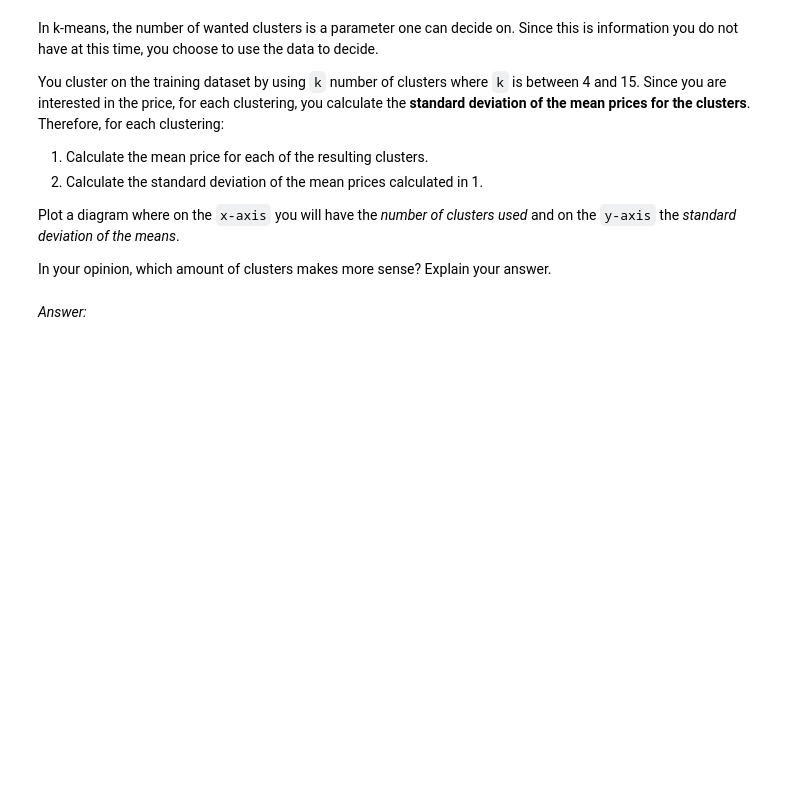
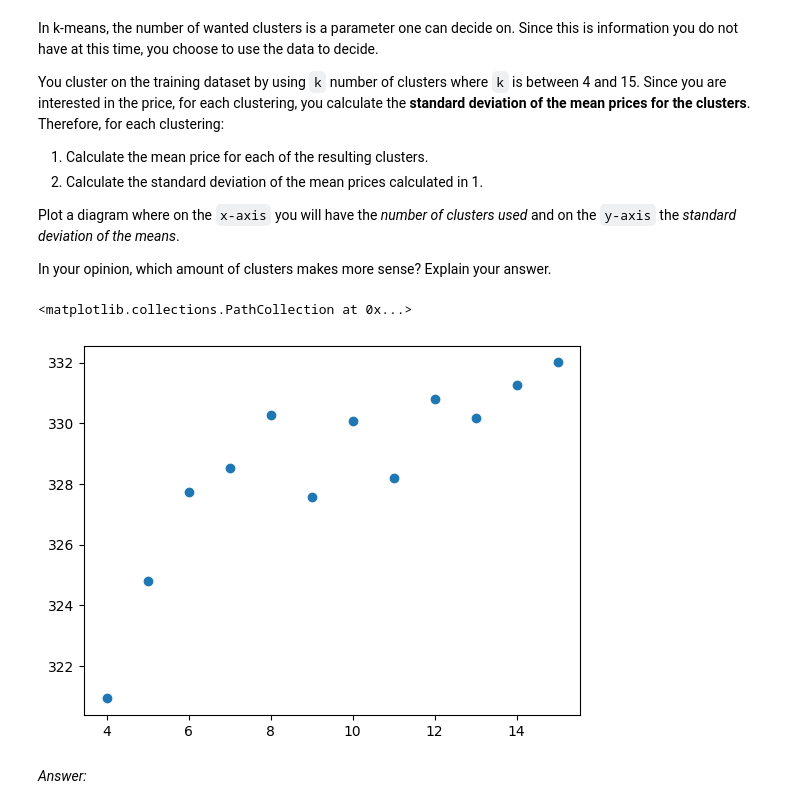
Before and after one commit to drtghosh/intro-to-data-science-assignment, a Jupyter notebook: assignment_1.ipynb, the cells around one changed output. Drawn from its saved outputs; the diff is of its cells as text; code cells hidden in the pictures; blank space fills up the shorter version.

Commit message:
clustering updated

```diff
--- a/assignment_1.ipynb
+++ b/assignment_1.ipynb
@@ -493,11 +494,11 @@ K-means tries to calculate the distance between different data points. Since som
 # %%
 # Your answer goes here
 ohe_kmeans = OneHotEncoder()
-encoded_train_cat = ohe_kmeans.fit_transform(dtX_train[:, 1:]).toarray()
-encoded_dtX_train = np.append(dtX_train[:, 0].astype(int).reshape(-1, 1), encoded_train_cat, axis=1)
+encoded_train_cat = ohe_kmeans.fit_transform(airbnbX_train[:, 1:]).toarray()
+encoded_clustX_train = np.append(airbnbX_train[:, 0].reshape(-1, 1), encoded_train_cat, axis=1)
 
-encoded_test_cat = ohe_kmeans.transform(dtX_test[:, 1:]).toarray()
-encoded_dtX_test = np.append(dtX_test[:, 0].astype(int).reshape(-1, 1), encoded_test_cat, axis = 1)
+encoded_test_cat = ohe_kmeans.transform(airbnbX_test[:, 1:]).toarray()
+encoded_clustX_test = np.append(airbnbX_test[:, 0].reshape(-1, 1), encoded_test_cat, axis = 1)
 # %% [markdown]
 ### Choosing number of clusters
 # %% [markdown]
@@ -512,6 +513,19 @@ Plot a diagram where on the `x-axis` you will have the *number of clusters used*
 In your opinion, which amount of clusters makes more sense? Explain your answer.
 # %%
 # Your answer goes here
+k_list = [i for i in range(4, 16)]
+kmeansX = np.append(encoded_clustX_train, airbnby_train.reshape(-1,1), axis = 1)
+std_list = []
+for k in k_list:
+    kmeans = KMeans(n_clusters=k, random_state=100, n_init=100)
+    kmeans.fit(kmeansX)
+    cluster_price_means = kmeans.cluster_centers_[:, -1]
+    std_list.append(cluster_price_means.std())
+
+plt.scatter(k_list, std_list)
+# %% [output]
+<matplotlib.collections.PathCollection at 0x...>
+[figure, added]
 # %% [markdown]
 _Answer:_
 # %% [markdown]
```
Also changed, not shown: parts of 1 cell of this notebook.
